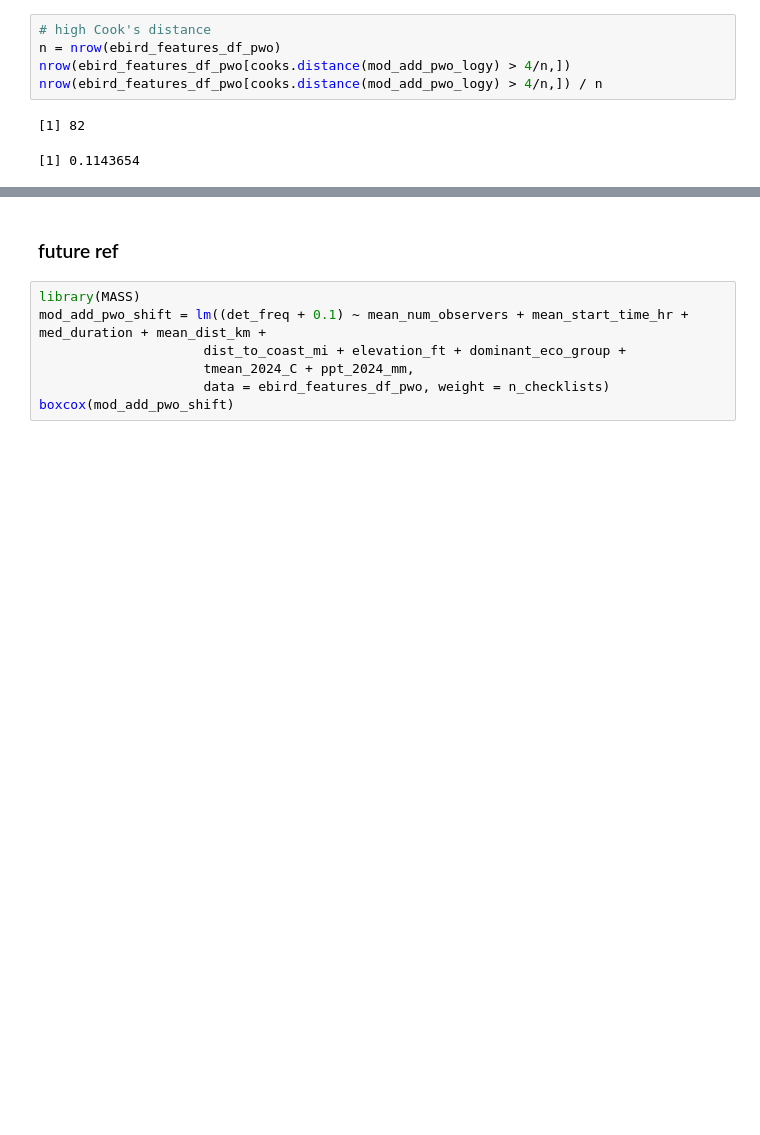
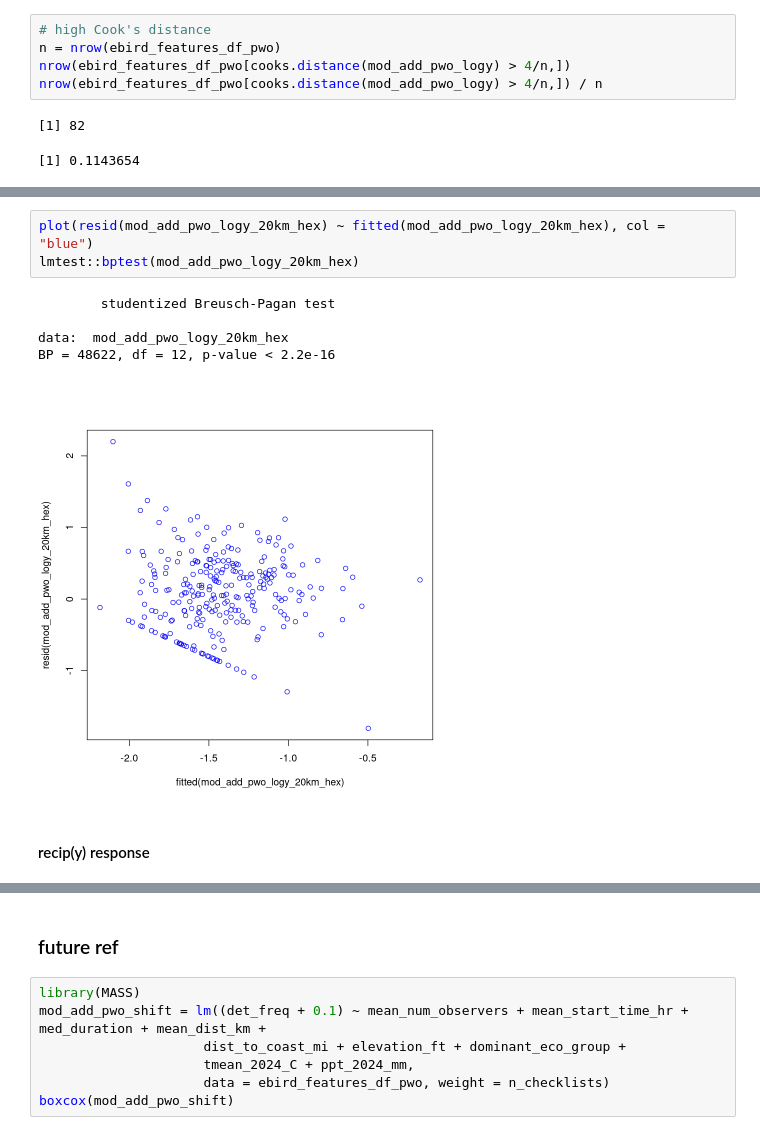
Before and after one commit to jbowen102/STAT_420_Final_Project, a Jupyter notebook: ebird_modeling.ipynb, the cells around one changed output, grey strips where cells are left out. Cells and saved outputs as stored; diff of their text form; blank space fills up the shorter version.

```diff
--- a/ebird_modeling.ipynb
+++ b/ebird_modeling.ipynb
@@ -1054,0 +1112,11 @@ nrow(ebird_features_df_pwo[cooks.distance(mod_add_pwo_logy) > 4/n,]) / n
+# %%
+plot(resid(mod_add_pwo_logy_20km_hex) ~ fitted(mod_add_pwo_logy_20km_hex), col = "blue")
+lmtest::bptest(mod_add_pwo_logy_20km_hex)
+# %% [output]
+        studentized Breusch-Pagan test
+
+data:  mod_add_pwo_logy_20km_hex
+BP = 48622, df = 12, p-value < 2.2e-16
+[figure, added]
+# %% [markdown]
+#### recip(y) response
```
Also changed, not shown: parts of 29 cells of this notebook.
